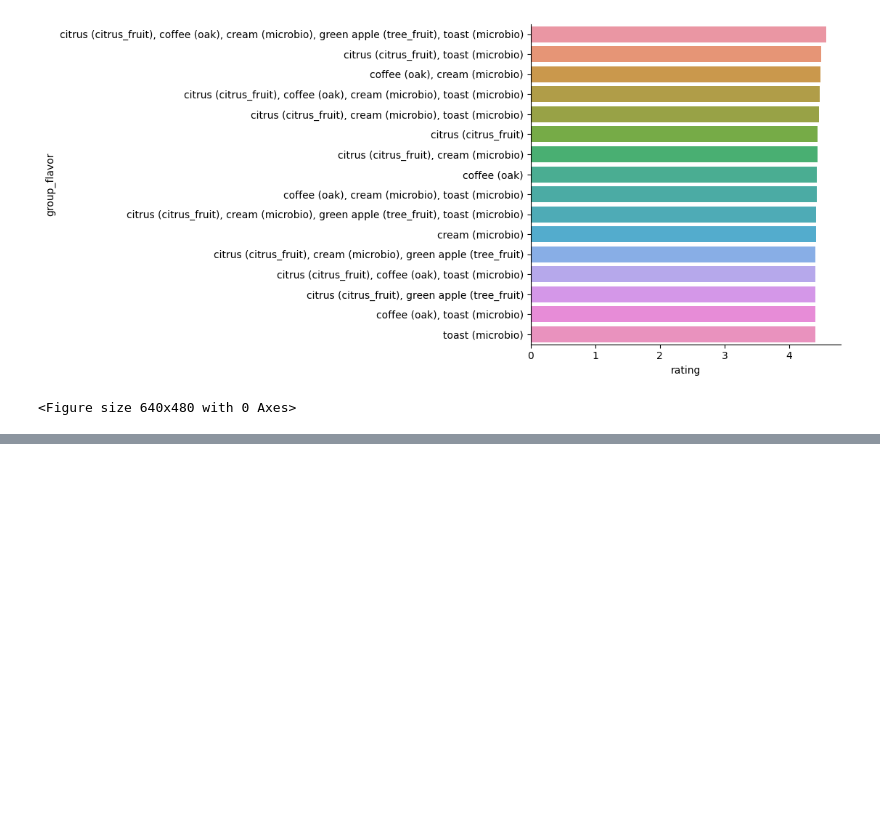
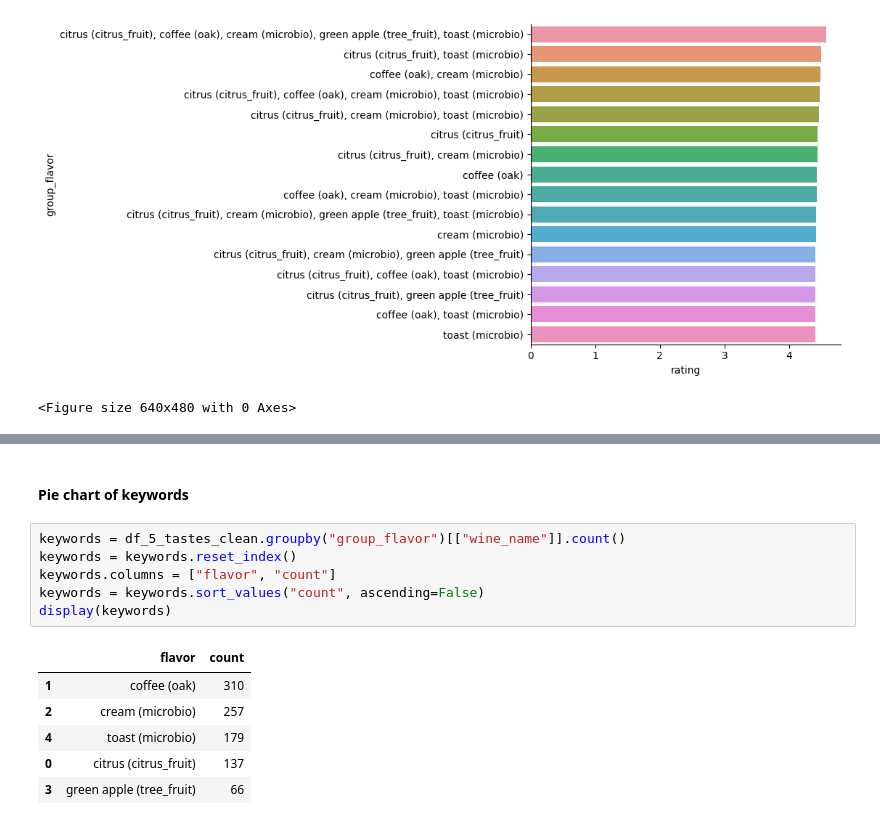
Before and after one commit to Finol12/Wiwinio-Project, a Jupyter notebook: notebooks/question_3.ipynb, the cells around one changed output, grey strips where cells are left out. Cells and saved outputs as stored; diff of their text form; blank space fills up the shorter version.

```diff
--- a/notebooks/question_3.ipynb
+++ b/notebooks/question_3.ipynb
@@ -305,0 +353,15 @@ plt.clf()
+# %% [markdown]
+#### Pie chart of keywords
+# %%
+keywords = df_5_tastes_clean.groupby("group_flavor")[["wine_name"]].count()
+keywords = keywords.reset_index()
+keywords.columns = ["flavor", "count"]
+keywords = keywords.sort_values("count", ascending=False)
+display(keywords)
+# %% [output]
+|  | flavor | count |
+| 1 | coffee (oak) | 310 |
+| 2 | cream (microbio) | 257 |
+| 4 | toast (microbio) | 179 |
+| 0 | citrus (citrus_fruit) | 137 |
+| 3 | green apple (tree_fruit) | 66 |
```
Also changed, not shown: parts of 5 cells of this notebook.
